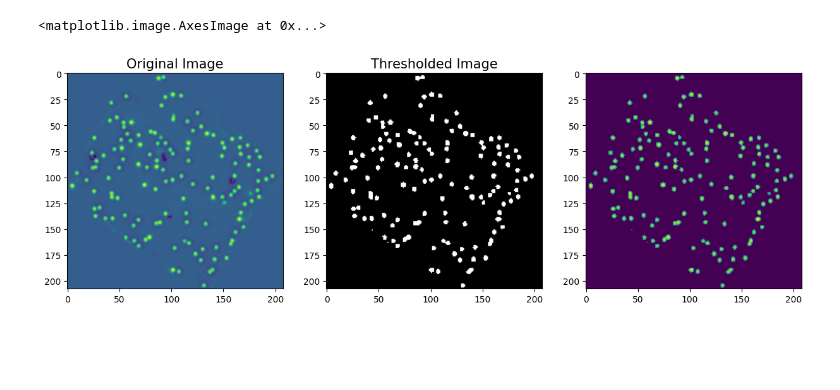
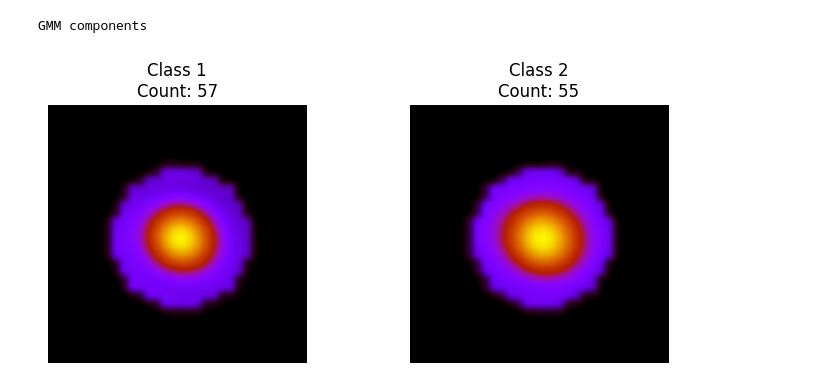
Before and after one commit to AudreySabri/unsupervised-ml-for-microscopy, a Jupyter notebook: jVAE_MgO.ipynb, the cells around one changed output. Saved outputs shown, nothing was run; the diff lists cells and outputs as text; code cells hidden in the pictures; blank space fills up the shorter version.

```diff
--- a/jVAE_MgO.ipynb
+++ b/jVAE_MgO.ipynb
@@ -60,15 +27,0 @@ dict(zip(unique, counts))
-# %%
-threshData = cv.adaptiveThreshold(normalizedData, 1, cv.ADAPTIVE_THRESH_GAUSSIAN_C,
-                               cv.THRESH_BINARY,25,-29)
-
-nobackgroundData = threshData * normalizedData
-
-fig, ax = plt.subplots(1,3,figsize=(15,5))
-ax[0].set_title('Original Image',fontsize=15)
-ax[0].imshow(normalizedData)
-ax[1].set_title('Thresholded Image',fontsize=15)
-ax[1].imshow(threshData,cmap='gray')
-ax[2].imshow(nobackgroundData)
-# %% [output]
-<matplotlib.image.AxesImage at 0x...>
-[figure, removed]
@@ -82,0 +125,37 @@ train_loader = pv.utils.init_dataloader(imstack, batch_size=3)
+# %%
+import matplotlib.gridspec as gridspec
+window_size = 32
+n_components = 2
+covariance = 'diag'
+random_state = 1
+clf = mixture.GaussianMixture(
+    n_components = n_components,
+    covariance_type = covariance,
+    random_state = random_state)
+X_vec = images.reshape(d0,d1*d2)
+classes = clf.fit_predict(X_vec) +1
+cla = np.ndarray(shape=(
+    np.amax(classes), int(window_size), int(window_size)))
+
+rows = int(np.ceil(float(n_components)/5))
+cols = int(np.ceil(float(np.amax(classes))/rows))
+fig = plt.figure(figsize=(4*cols, 4*(1+rows//2)))
+gs = gridspec.GridSpec(rows, cols)
+print('\nGMM components')
+
+cl_all = []
+for i in range(np.amax(classes)):
+    cl = images[classes == i + 1]
+    cl_all.append(cl)
+    cla[i] = np.mean(cl, axis=0)
+    ax = fig.add_subplot(gs[i])
+    ax.imshow(cla[i, :, :], cmap='gnuplot',
+            interpolation='Gaussian')
+    ax.axis('off')
+    ax.set_title('Class '+str(i+1)+'\nCount: '+str(len(cl)))
+
+plt.subplots_adjust(hspace=0.6, wspace=0.4)
+plt.show()
+# %% [output]
+GMM components
+[figure, added]
```
Also changed, not shown: parts of 24 cells of this notebook.
